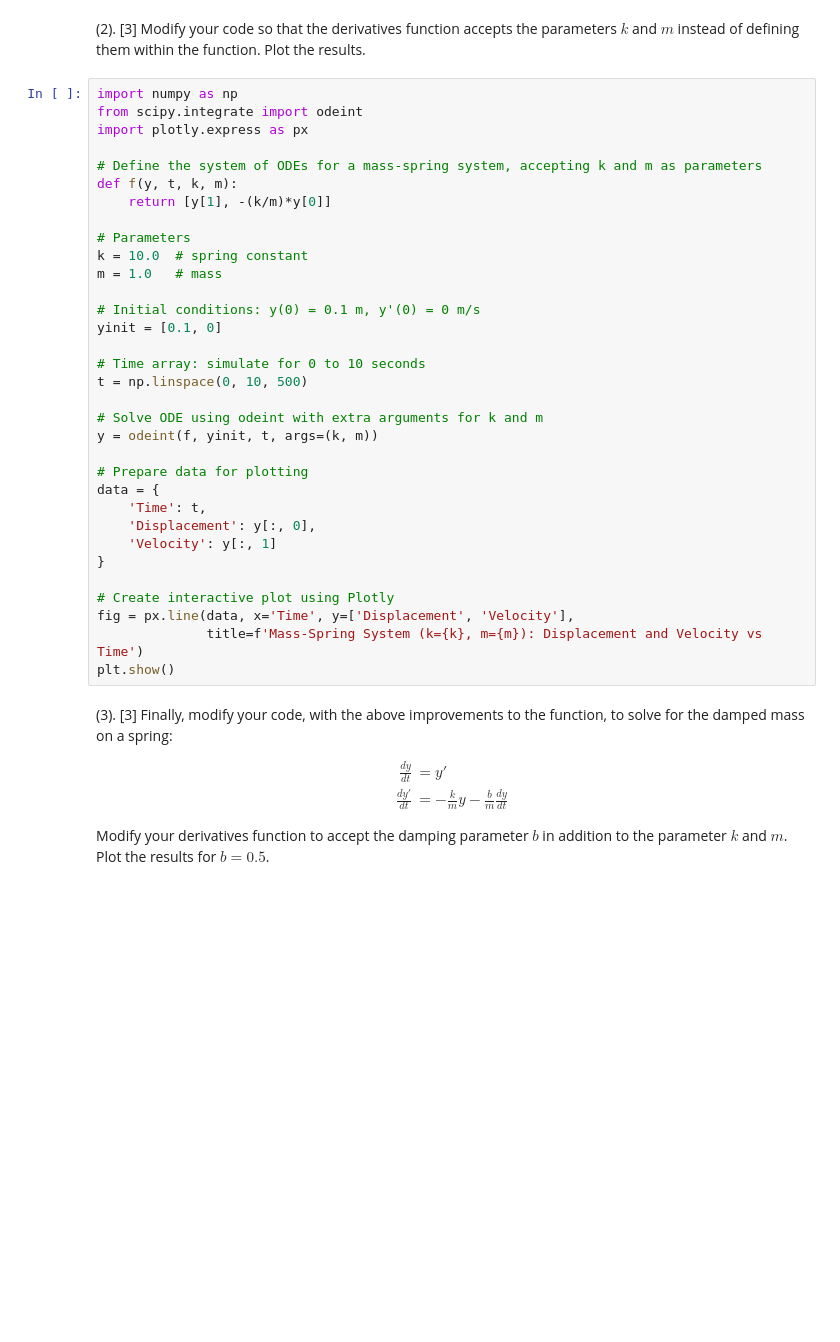
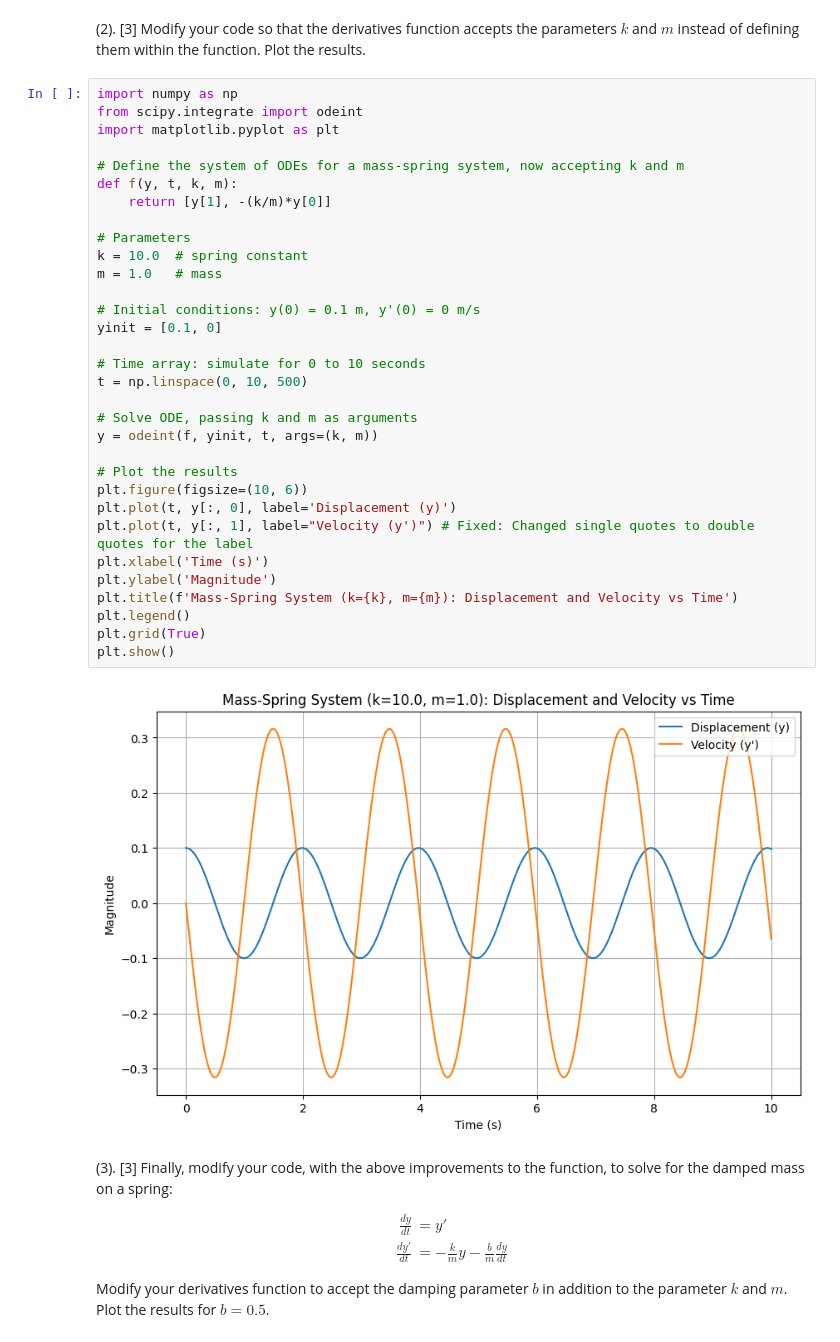
Before and after one commit to PX2145-2025/week-8-b-becca123427, a Jupyter notebook: odes.ipynb, the cells around one changed output. Drawn from its saved outputs; the diff is of its cells as text; blank space fills up the shorter version.

```diff
--- a/odes.ipynb
+++ b/odes.ipynb
@@ -229,36 +229,37 @@ fig.show()
 # %%
 import numpy as np
 from scipy.integrate import odeint
-import plotly.express as px
+import matplotlib.pyplot as plt
 
-# Define the system of ODEs for a mass-spring system, accepting k and m as parameters
+# Define the system of ODEs for a mass-spring system, now accepting k and m
 def f(y, t, k, m):
     return [y[1], -(k/m)*y[0]]
 
 # Parameters
 k = 10.0  # spring constant
 m = 1.0   # mass
 
 # Initial conditions: y(0) = 0.1 m, y'(0) = 0 m/s
 yinit = [0.1, 0]
 
 # Time array: simulate for 0 to 10 seconds
 t = np.linspace(0, 10, 500)
 
-# Solve ODE using odeint with extra arguments for k and m
+# Solve ODE, passing k and m as arguments
 y = odeint(f, yinit, t, args=(k, m))
 
-# Prepare data for plotting
-data = {
-    'Time': t,
-    'Displacement': y[:, 0],
-    'Velocity': y[:, 1]
-}
-
-# Create interactive plot using Plotly
-fig = px.line(data, x='Time', y=['Displacement', 'Velocity'],
-              title=f'Mass-Spring System (k={k}, m={m}): Displacement and Velocity vs Time')
+# Plot the results
+plt.figure(figsize=(10, 6))
+plt.plot(t, y[:, 0], label='Displacement (y)')
+plt.plot(t, y[:, 1], label="Velocity (y')") # Fixed: Changed single quotes to double quotes for the label
+plt.xlabel('Time (s)')
+plt.ylabel('Magnitude')
+plt.title(f'Mass-Spring System (k={k}, m={m}): Displacement and Velocity vs Time')
+plt.legend()
+plt.grid(True)
 plt.show()
+# %% [output]
+[figure, added]
 # %% [markdown]
  (3). [3] Finally, modify your code, with the above improvements to the function, to solve for the damped mass on a spring:
 
```
Also changed, not shown: parts of 2 cells of this notebook.
